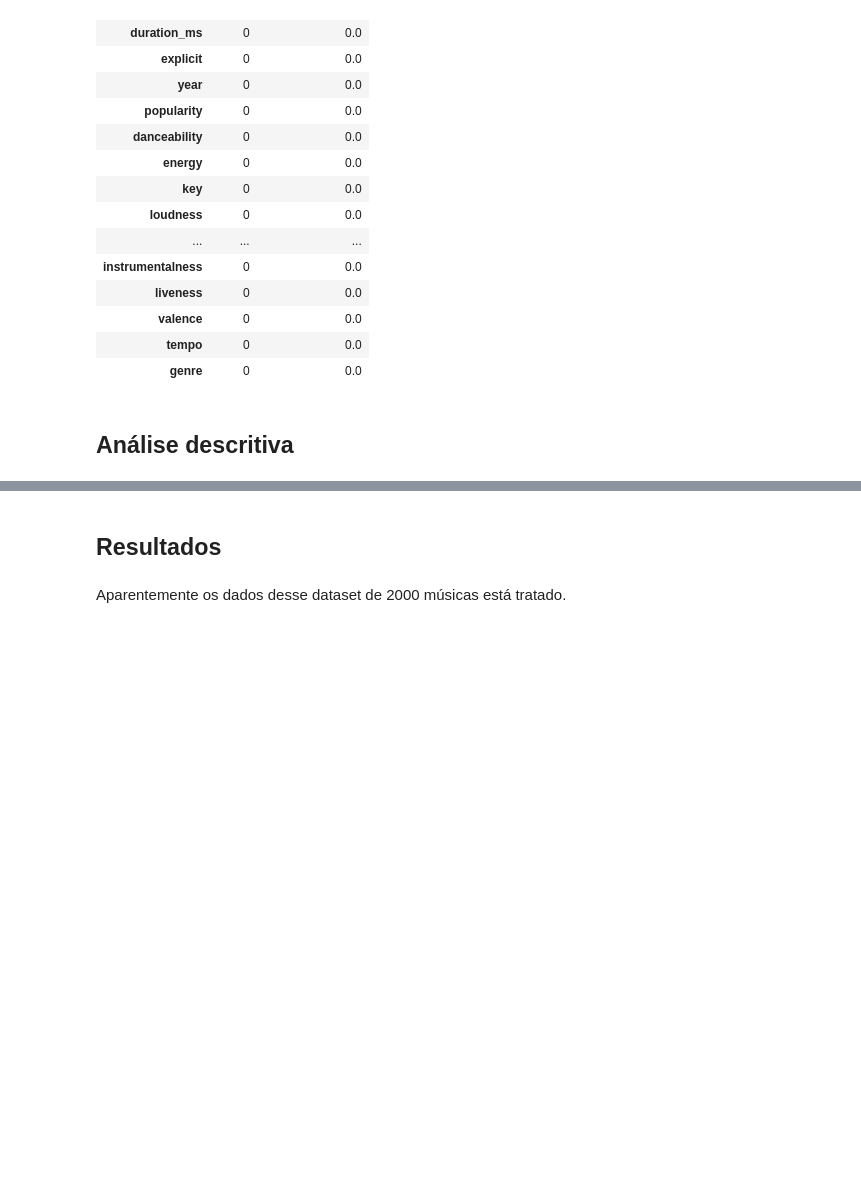
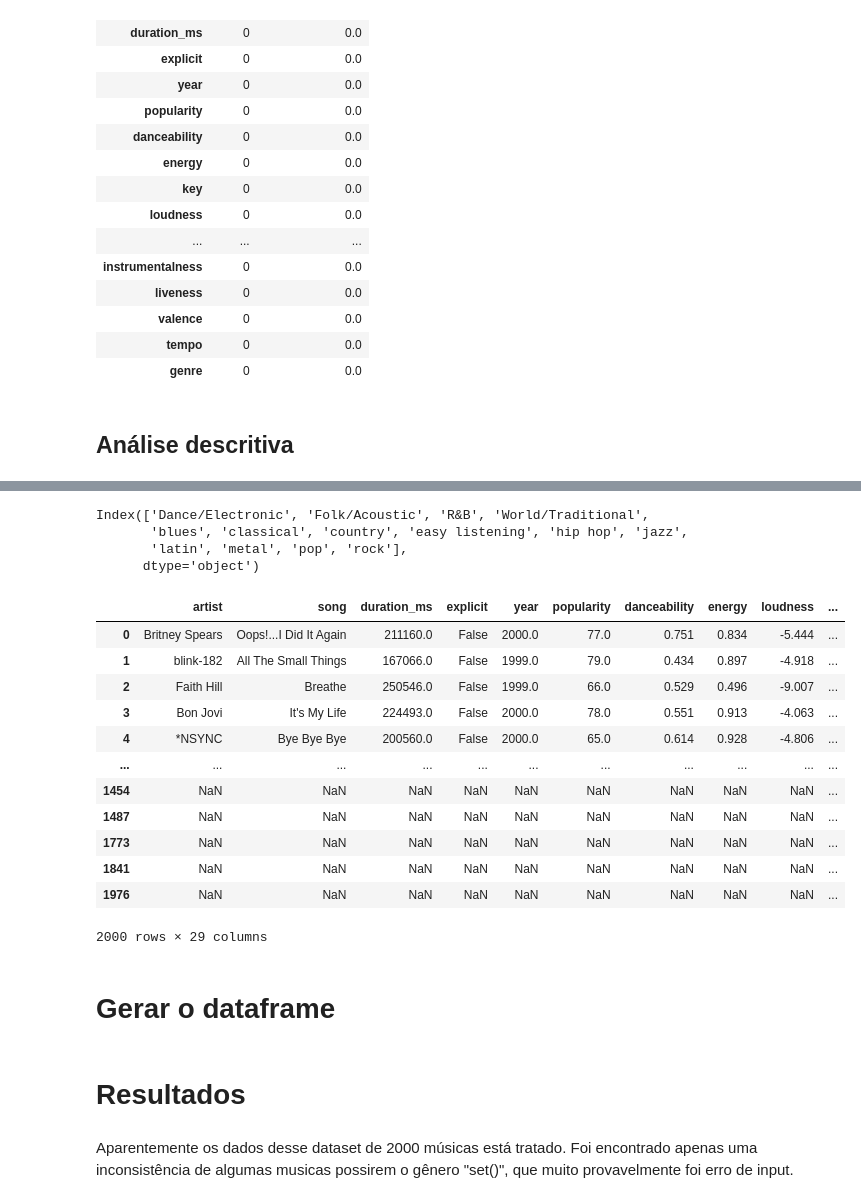
Before and after one commit to Rhogger/spotify-music-recomendation, a Jupyter notebook: ia/src/notebooks/data_clean.ipynb, the cells around one changed output, grey strips where cells are left out. Saved outputs shown, nothing was run; the diff lists cells and outputs as text; code cells hidden in the pictures; blank space fills up the shorter version.

Commit message:
feat: refeito a limpeza dos dados, pois foi encontrado uma inputação errada nos gêneros

```diff
--- a/ia/src/notebooks/data_clean.ipynb
+++ b/ia/src/notebooks/data_clean.ipynb
@@ -92,0 +113,4 @@ df.describe()
+# %%
+df_pp['genre'] = df_pp['genre'].apply(lambda x: x.replace(', ', ',').split(','))
+# %%
+encoded = np.array(mlb.fit_transform(df_pp['genre']))
@@ -92,0 +119,29 @@ df.describe()
+# %%
+encoded_df.columns
+# %% [output]
+Index(['Dance/Electronic', 'Folk/Acoustic', 'R&B', 'World/Traditional',
+       'blues', 'classical', 'country', 'easy listening', 'hip hop', 'jazz',
+       'latin', 'metal', 'pop', 'rock'],
+      dtype='object')
+# %%
+encoded_df = pd.DataFrame(encoded, columns=['genre_' + c.lower().replace(' ', '_') for c in mlb.classes_])
+# %%
+df_processado = pd.concat([df_pp, encoded_df], axis=1).drop(columns=['genre'])
+# %%
+df_processado
+# %% [output]
+|  | artist | song | duration_ms | explicit | year | popularity | danceability | energy | loudness | ... |
+| 0 | Britney Spears | Oops!...I Did It Again | 211160.0 | False | 2000.0 | 77.0 | 0.751 | 0.834 | -5.444 | ... |
+| 1 | blink-182 | All The Small Things | 167066.0 | False | 1999.0 | 79.0 | 0.434 | 0.897 | -4.918 | ... |
+| 2 | Faith Hill | Breathe | 250546.0 | False | 1999.0 | 66.0 | 0.529 | 0.496 | -9.007 | ... |
+| 3 | Bon Jovi | It's My Life | 224493.0 | False | 2000.0 | 78.0 | 0.551 | 0.913 | -4.063 | ... |
+| 4 | *NSYNC | Bye Bye Bye | 200560.0 | False | 2000.0 | 65.0 | 0.614 | 0.928 | -4.806 | ... |
+| ... | ... | ... | ... | ... | ... | ... | ... | ... | ... | ... |
+| 1454 | NaN | NaN | NaN | NaN | NaN | NaN | NaN | NaN | NaN | ... |
+| 1487 | NaN | NaN | NaN | NaN | NaN | NaN | NaN | NaN | NaN | ... |
+| 1773 | NaN | NaN | NaN | NaN | NaN | NaN | NaN | NaN | NaN | ... |
+| 1841 | NaN | NaN | NaN | NaN | NaN | NaN | NaN | NaN | NaN | ... |
+| 1976 | NaN | NaN | NaN | NaN | NaN | NaN | NaN | NaN | NaN | ... |
+2000 rows × 29 columns
+# %% [markdown]
+# Gerar o dataframe
@@ -93,4 +150,4 @@ df.describe()
 # %% [markdown]
-## Resultados
+# Resultados
 # %% [markdown]
-Aparentemente os dados desse dataset de 2000 músicas está tratado.
+Aparentemente os dados desse dataset de 2000 músicas está tratado. Foi encontrado apenas uma inconsistência de algumas musicas possirem o gênero "set()", que muito provavelmente foi erro de input.
```
Also changed, not shown: parts of 11 cells of this notebook, 2 other files.
